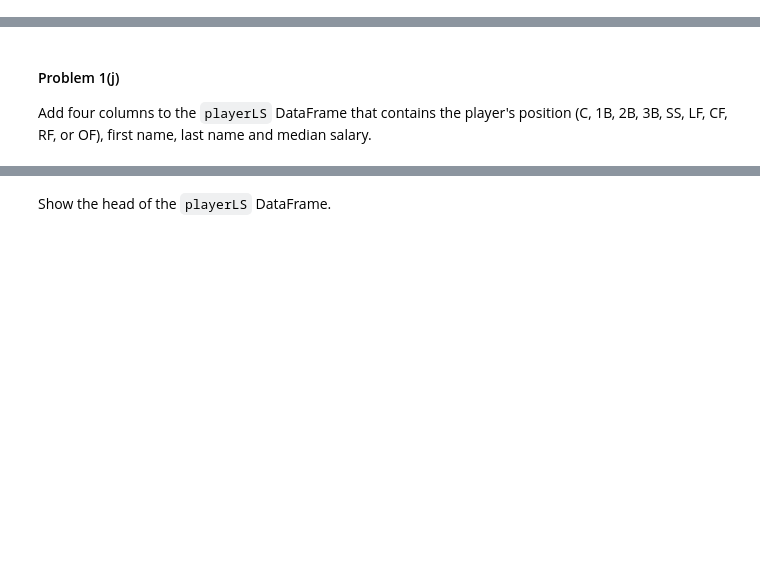
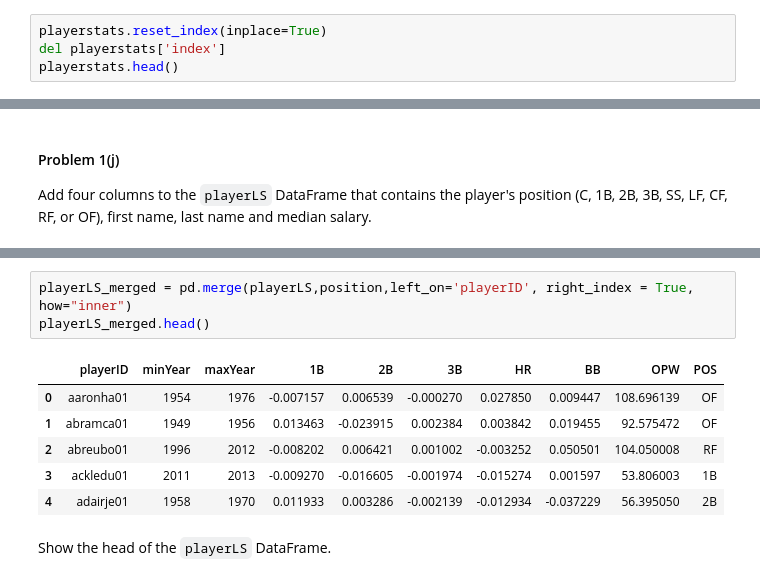
Before and after one commit to ShichengChen/cs109, a Jupyter notebook: 2014-master/homework/HW3.ipynb, the cells around one changed output, grey strips where cells are left out. Drawn from its saved outputs; the diff is of its cells as text; blank space fills up the shorter version.

```diff
--- a/2014-master/homework/HW3.ipynb
+++ b/2014-master/homework/HW3.ipynb
@@ -242,0 +275,4 @@ Show the head of the `playerstats` DataFrame.
+# %%
+playerstats.reset_index(inplace=True)
+del playerstats['index']
+playerstats.head()
@@ -265,2 +353,12 @@ Add four columns to the `playerLS` DataFrame that contains the player's position
+# %%
+playerLS_merged = pd.merge(playerLS,position,left_on='playerID', right_index = True, how="inner")
+playerLS_merged.head()
+# %% [output]
+|  | playerID | minYear | maxYear | 1B | 2B | 3B | HR | BB | OPW | POS |
+| 0 | aaronha01 | 1954 | 1976 | -0.007157 | 0.006539 | -0.000270 | 0.027850 | 0.009447 | 108.696139 | OF |
+| 1 | abramca01 | 1949 | 1956 | 0.013463 | -0.023915 | 0.002384 | 0.003842 | 0.019455 | 92.575472 | OF |
+| 2 | abreubo01 | 1996 | 2012 | -0.008202 | 0.006421 | 0.001002 | -0.003252 | 0.050501 | 104.050008 | RF |
+| 3 | ackledu01 | 2011 | 2013 | -0.009270 | -0.016605 | -0.001974 | -0.015274 | 0.001597 | 53.806003 | 1B |
+| 4 | adairje01 | 1958 | 1970 | 0.011933 | 0.003286 | -0.002139 | -0.012934 | -0.037229 | 56.395050 | 2B |
 # %% [markdown]
 Show the head of the `playerLS` DataFrame.
```
Also changed, not shown: parts of 26 cells of this notebook, 5 other files.
